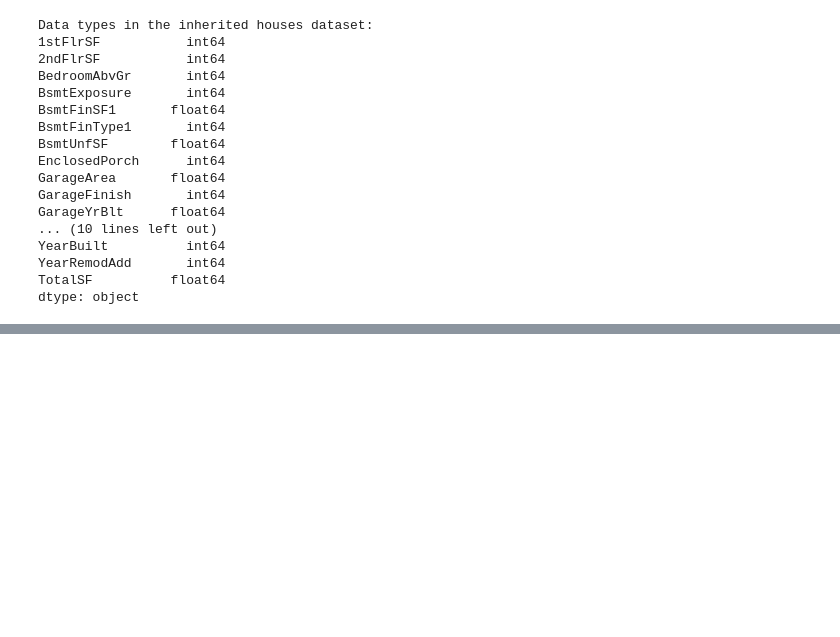
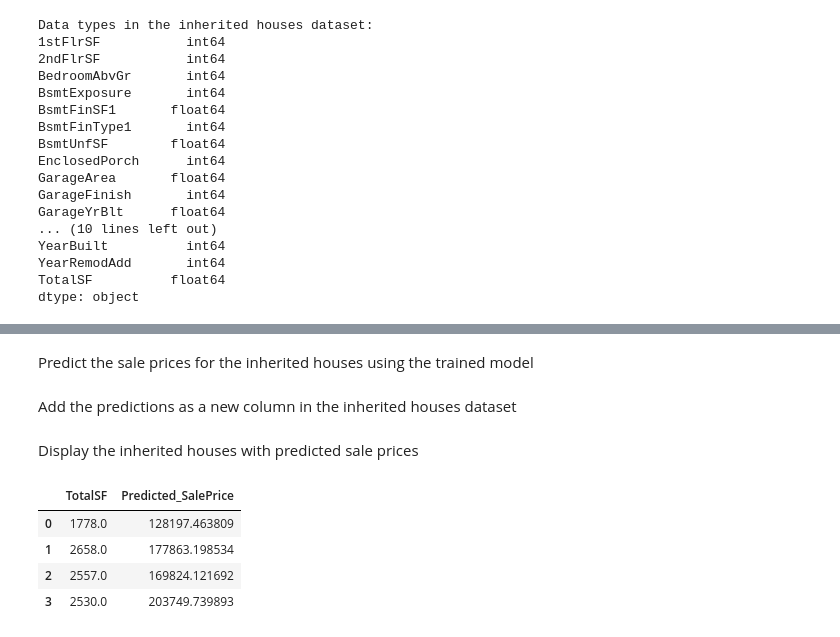
Before and after one commit to defridge/HeritageHousing, a Jupyter notebook: notebooks/model_building_and_evaluation.ipynb, the cells around one changed output, grey strips where cells are left out. Drawn from its saved outputs; the diff is of its cells as text; code cells hidden in the pictures; blank space fills up the shorter version.

Commit message:
Built and ran first ML model on training and test data sets

```diff
--- a/notebooks/model_building_and_evaluation.ipynb
+++ b/notebooks/model_building_and_evaluation.ipynb
@@ -397,0 +465,2 @@ dtype: object
+# %%
+lr_model = LinearRegression()
@@ -397,0 +469,5 @@ dtype: object
+# %%
+lr_model.fit(X_train, y_train)
+
+print("Model Coefficients:", lr_model.coef_)
+print("Model Intercept:", lr_model.intercept_)
@@ -397,0 +533,18 @@ dtype: object
+# %% [markdown]
+Predict the sale prices for the inherited houses using the trained model
+# %%
+inherited_houses_predictions = lr_model.predict(inherited_houses)
+# %% [markdown]
+Add the predictions as a new column in the inherited houses dataset
+# %%
+inherited_houses['Predicted_SalePrice'] = inherited_houses_predictions
+# %% [markdown]
+Display the inherited houses with predicted sale prices
+# %%
+inherited_houses[['TotalSF', 'Predicted_SalePrice']]
+# %% [output]
+|  | TotalSF | Predicted_SalePrice |
+| 0 | 1778.0 | 128197.463809 |
+| 1 | 2658.0 | 177863.198534 |
+| 2 | 2557.0 | 169824.121692 |
+| 3 | 2530.0 | 203749.739893 |
```
Also changed, not shown: parts of 26 cells of this notebook, 5 other files.
